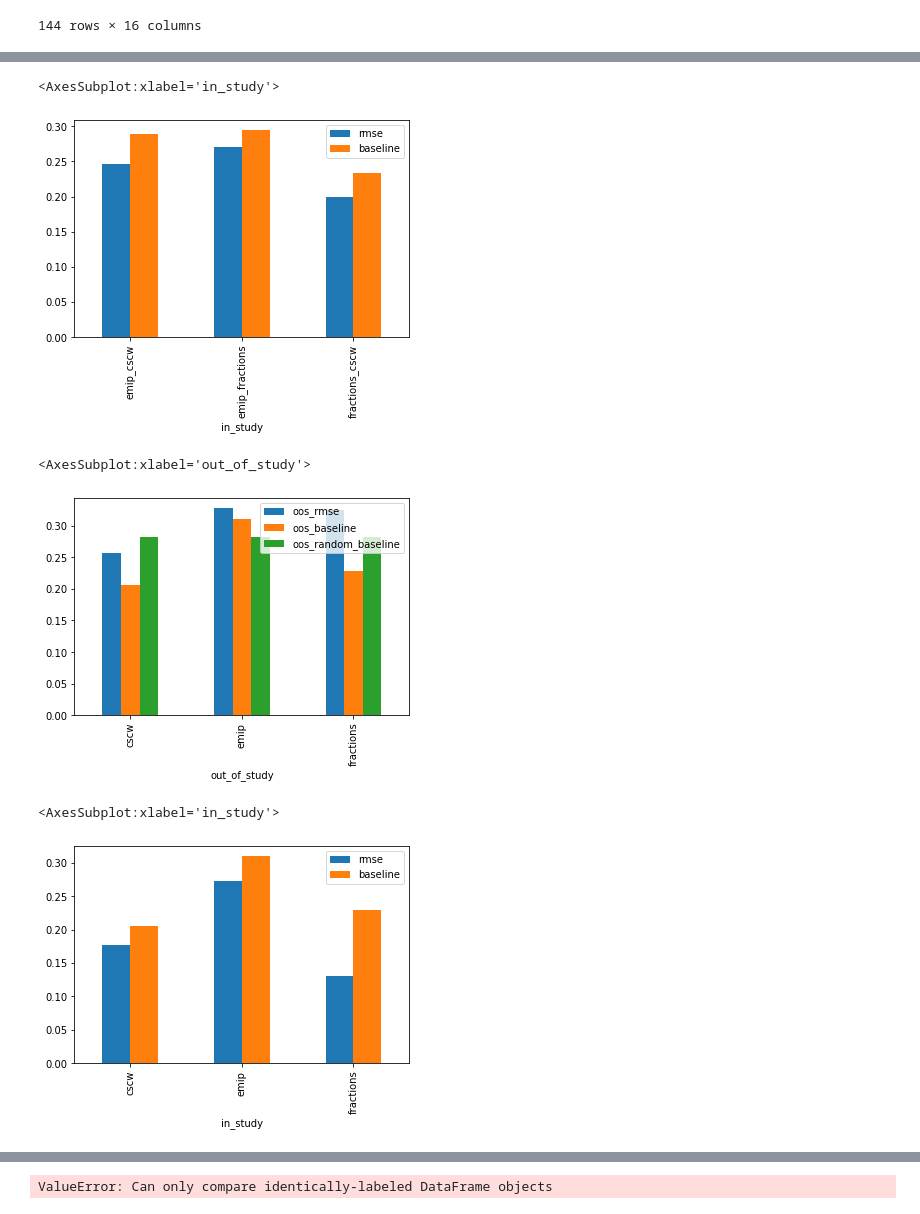
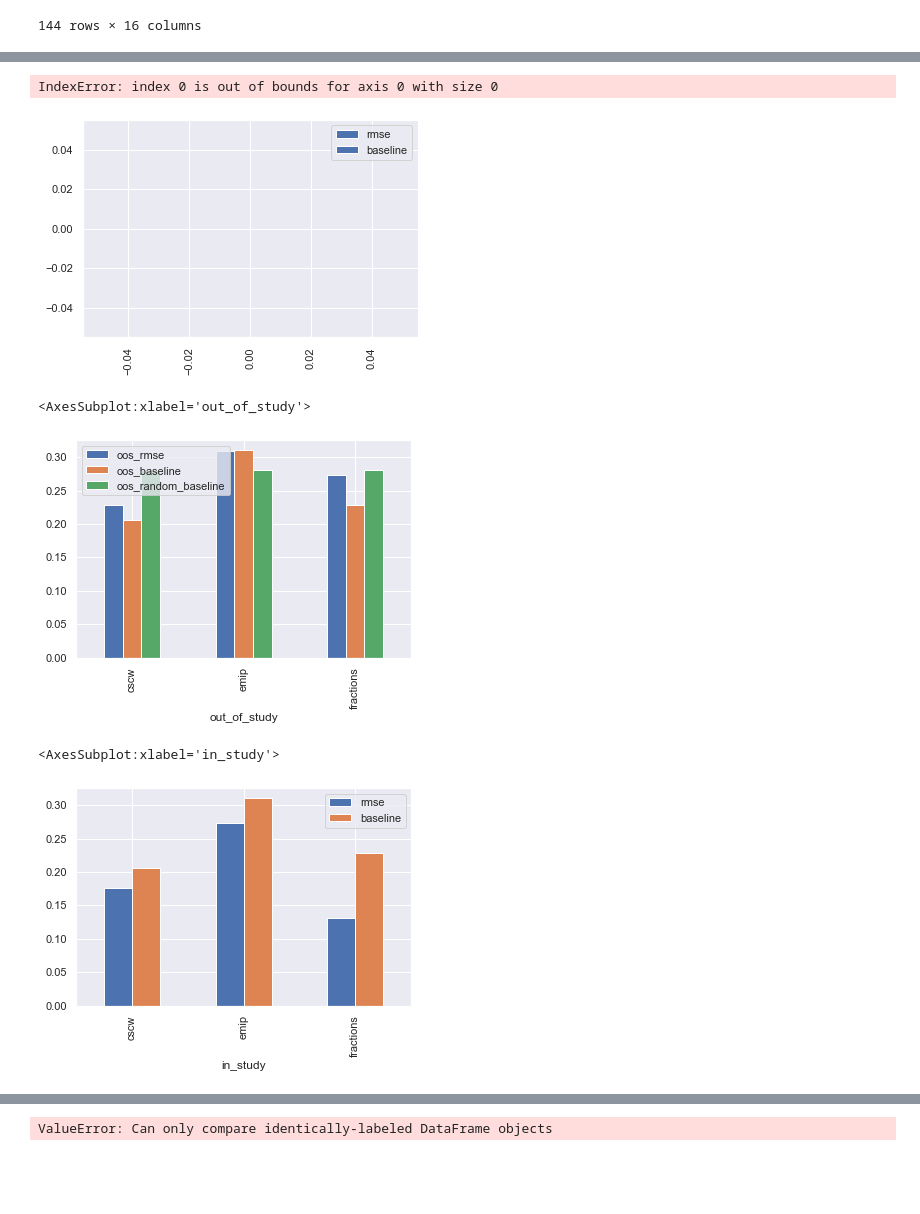
Before and after one commit to s0lvang/ideal-pancake, a Jupyter notebook: misc/notebooks/Analyze Results.ipynb, the cells around one changed output, grey strips where cells are left out. Cells and saved outputs as stored; diff of their text form; code cells hidden in the pictures; blank space fills up the shorter version.

```diff
--- a/misc/notebooks/Analyze Results.ipynb
+++ b/misc/notebooks/Analyze Results.ipynb
@@ -1,6 +1,8 @@
 # %%
 import pandas as pd
 from matplotlib import pyplot as plt
+import seaborn as sns
+sns.set_theme()
 # %%
 df = pd.read_csv("results_2.csv")
 one_to_one_df = pd.read_csv("results_1_to_1_different_scoring.csv")
@@ -210,22 +201,22 @@ plt.xticks(rotation=90)
 minimum_rmse = df.loc[df.groupby('in_study')["rmse"].idxmin()]
 minimum_rmse.plot.bar(x="in_study", y=["rmse", "baseline"])
 # %% [output]
-<AxesSubplot:xlabel='in_study'>
+IndexError: index 0 is out of bounds for axis 0 with size 0
-[figure, old version]
+[figure, new version]
 # %%
 # OOS best pipeline vs baseline
-minimum_rmse = df.loc[df.groupby('out_of_study')["rmse"].idxmin()]
+minimum_rmse = df.loc[df.groupby('out_of_study')["oos_rmse"].idxmin()]
 minimum_rmse.plot.bar(x="out_of_study", y=["oos_rmse", "oos_baseline", "oos_random_baseline"])
 # %% [output]
 <AxesSubplot:xlabel='out_of_study'>
-[figure, old version]
+[figure, new version]
 # %%
 #MINIMUM RMSE PER oos DATASET
 minimum_rmse = one_to_one_df.loc[one_to_one_df.groupby('in_study')["rmse"].idxmin()]
 minimum_rmse.plot.bar(x="in_study", y=["rmse", "baseline"])
 # %% [output]
 <AxesSubplot:xlabel='in_study'>
-[figure, old version]
+[figure, new version]
 # %%
 minimum_rmse = one_to_one_df.loc[one_to_one_df.groupby('out_of_study')["rmse"].idxmin()]
 minimum_rmse.plot.bar(x="out_of_study", y=["rmse", "baseline"])
```
Also changed, not shown: parts of 27 cells of this notebook, 4 other files.
